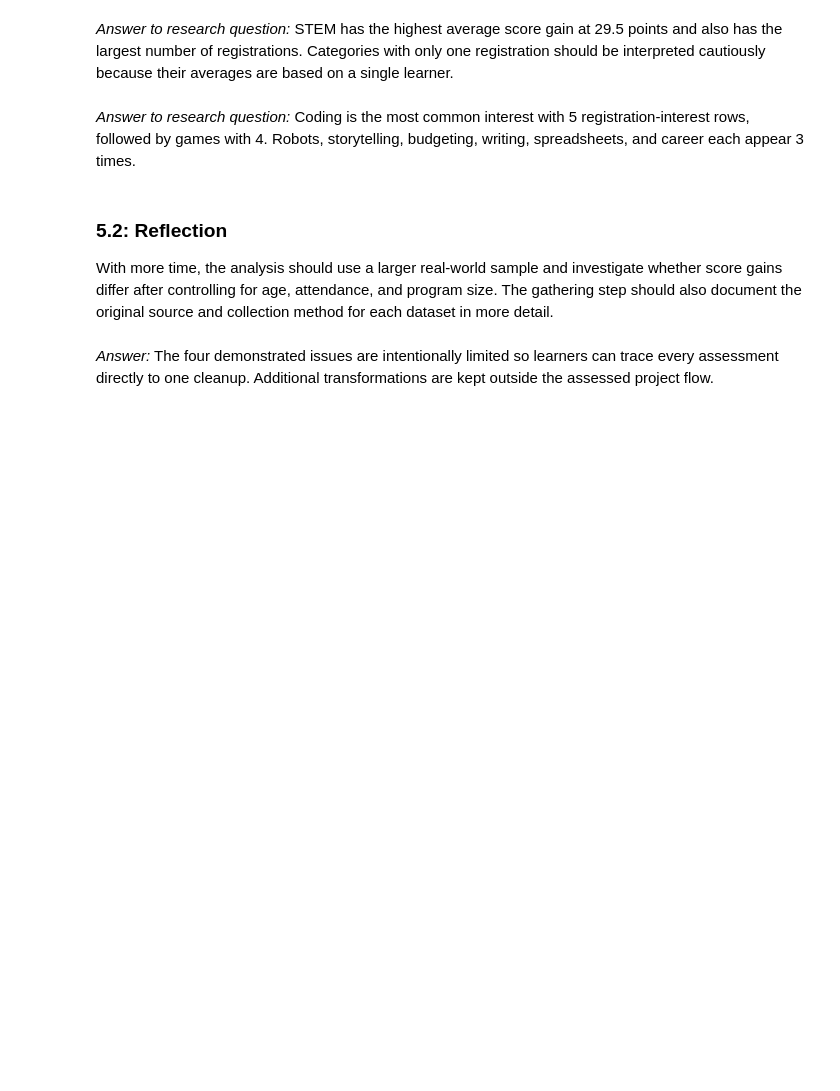
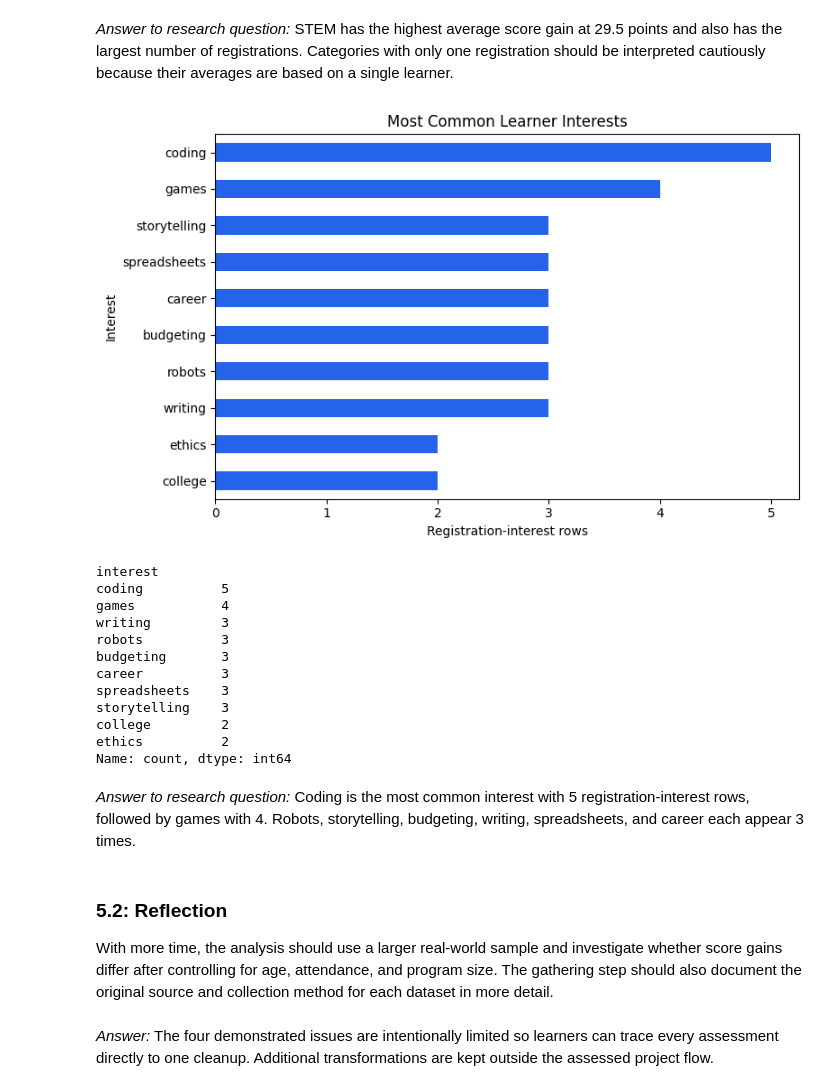
Before and after one commit to jaycode/udacity-accelerator-sessions, a Jupyter notebook: Real World Data Wrangling/Data_Wrangling_Project_Demo.ipynb, the cells around one changed output. Cells and saved outputs as stored; diff of their text form; code cells hidden in the pictures; blank space fills up the shorter version.

```diff
--- a/Real World Data Wrangling/Data_Wrangling_Project_Demo.ipynb
+++ b/Real World Data Wrangling/Data_Wrangling_Project_Demo.ipynb
@@ -251,12 +353,13 @@ Justification: Keeping the last record applies a clear and reproducible rule. It
 # %%
-# Apply the cleaning strategy with split and explode.
+# Parse the list-like strings, explode them, and extract each record.
 interests_clean = (
     programs_clean
-    .assign(interest=programs_clean["interests"].str.split(";"))
-    .explode("interest")
-    .drop(columns="interests")
+    .assign(interests=programs_clean["interests"].apply(ast.literal_eval))
+    .explode("interests", ignore_index=True)
 )
-interests_clean["interest"] = interests_clean["interest"].str.strip()
+interests_clean["interest_id"] = interests_clean["interests"].str["id"]
+interests_clean["interest"] = interests_clean["interests"].str["name"]
+interests_clean = interests_clean.drop(columns="interests")
 # %%
 # Validate the cleaning.
 pd.Series({
@@ -364,22 +499,34 @@ program_type_summary.sort_values(
 # %%
 # Visual 2: most common learner interests.
 interest_summary = final_dataset["interest"].value_counts().head(10).sort_values()
 
-if plt is None:
-    print("Install matplotlib to display Visual 2.")
-else:
-    ax = interest_summary.plot(
-        kind="barh",
-        figsize=(8, 5),
-        color="#2563EB",
-    )
-    ax.set_title("Most Common Learner Interests")
-    ax.set_xlabel("Registration-interest rows")
-    ax.set_ylabel("Interest")
-    plt.tight_layout()
-    plt.show()
+
+ax = interest_summary.plot(
+    kind="barh",
+    figsize=(8, 5),
+    color="#2563EB",
+)
+ax.set_title("Most Common Learner Interests")
+ax.set_xlabel("Registration-interest rows")
+ax.set_ylabel("Interest")
+plt.tight_layout()
+plt.show()
 
 interest_summary.sort_values(ascending=False)
+# %% [output]
+[figure, added]
+interest
+coding          5
+games           4
+writing         3
+robots          3
+budgeting       3
+career          3
+spreadsheets    3
+storytelling    3
+college         2
+ethics          2
+Name: count, dtype: int64
 # %% [markdown]
 *Answer to research question:* Coding is the most common interest with 5 registration-interest rows, followed by games with 4. Robots, storytelling, budgeting, writing, spreadsheets, and career each appear 3 times.
 # %% [markdown]
```
Also changed, not shown: parts of 32 cells of this notebook, 4 other files.
